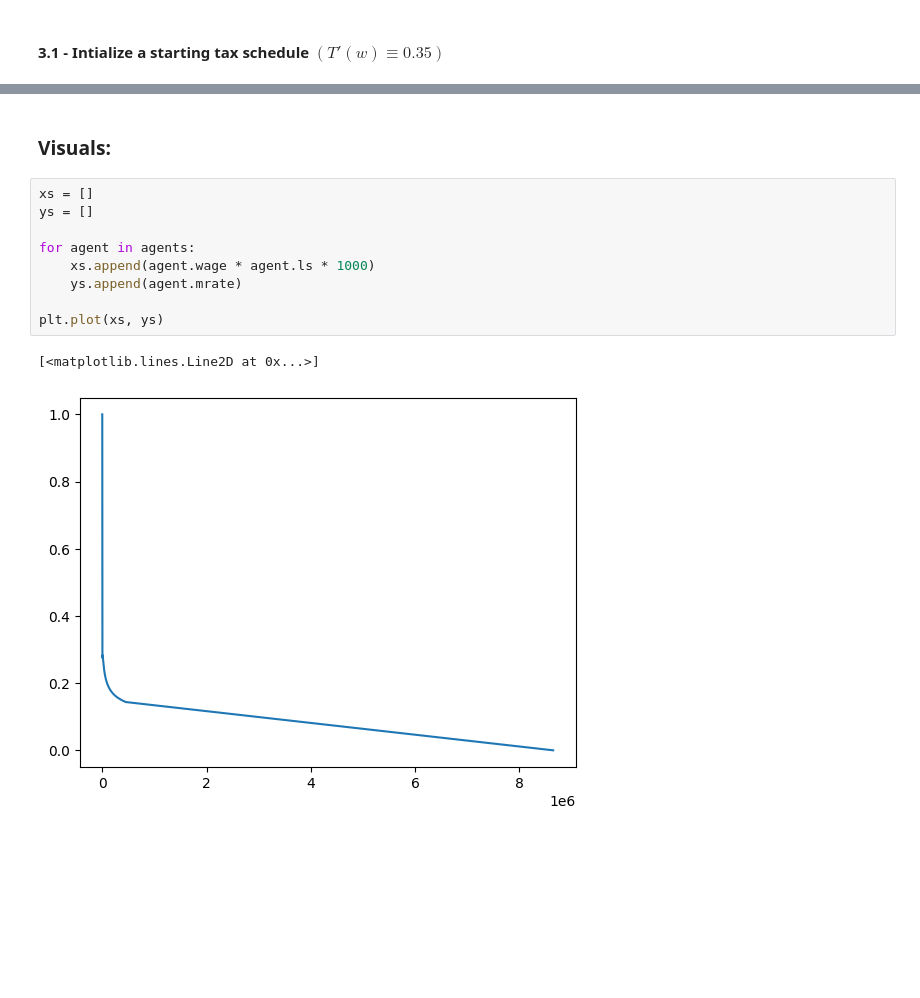
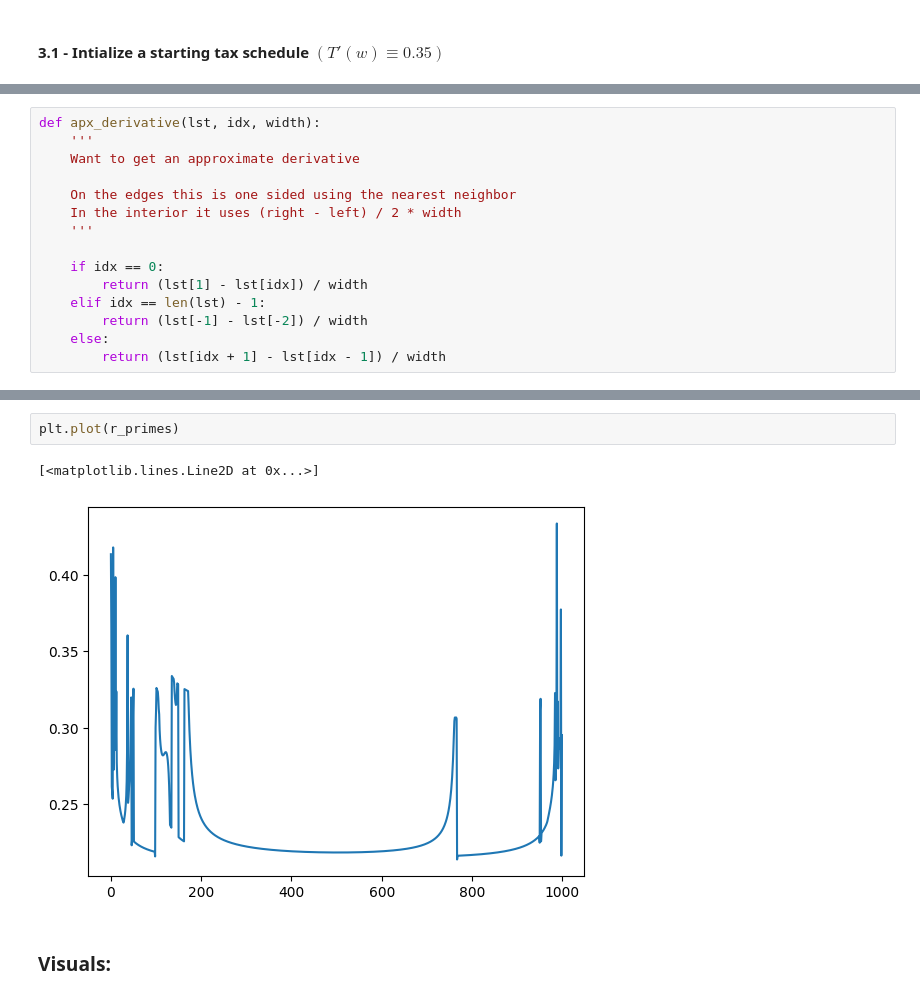
Before and after one commit to bryantx22/Oracle, a Jupyter notebook: simulation.ipynb, the cells around one changed output, grey strips where cells are left out. Saved outputs shown, nothing was run; the diff lists cells and outputs as text; blank space fills up the shorter version.

```diff
--- a/simulation.ipynb
+++ b/simulation.ipynb
@@ -259,0 +88,15 @@ plt.show()
+# %%
+def apx_derivative(lst, idx, width):
+    '''
+    Want to get an approximate derivative
+
+    On the edges this is one sided using the nearest neighbor
+    In the interior it uses (right - left) / 2 * width
+    '''
+
+    if idx == 0:
+        return (lst[1] - lst[idx]) / width
+    elif idx == len(lst) - 1:
+        return (lst[-1] - lst[-2]) / width
+    else:
+        return (lst[idx + 1] - lst[idx - 1]) / width
@@ -260,14 +234,7 @@ plt.show()
+# %%
+plt.plot(r_primes)
+# %% [output]
+[<matplotlib.lines.Line2D at 0x...>]
+[figure, added]
 # %% [markdown]
 ### Visuals:
-# %%
-xs = []
-ys = []
-
-for agent in agents:
-    xs.append(agent.wage * agent.ls * 1000)
-    ys.append(agent.mrate)
-
-plt.plot(xs, ys)
-# %% [output]
-[<matplotlib.lines.Line2D at 0x...>]
-[figure, removed]
```
Also changed, not shown: parts of 37 cells of this notebook.
